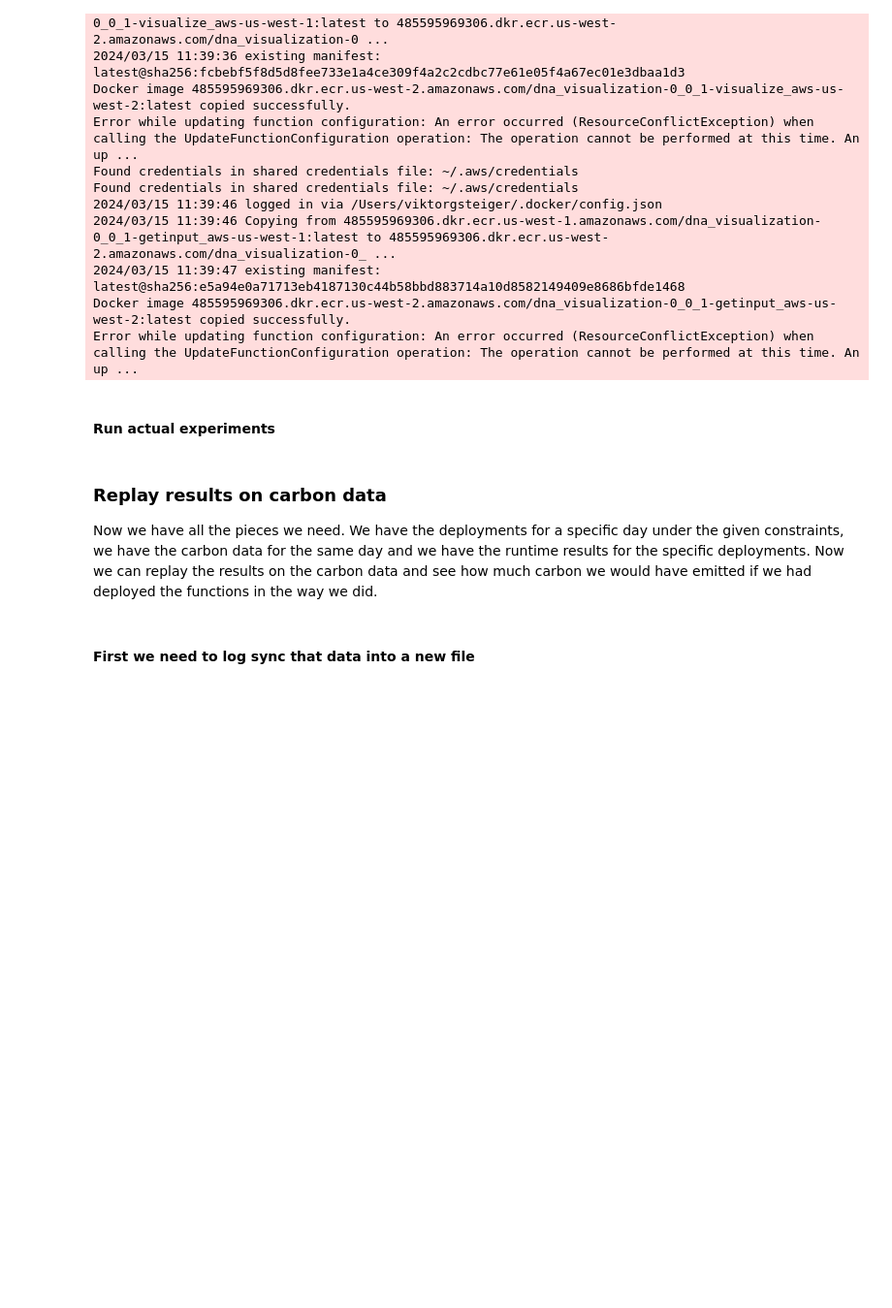
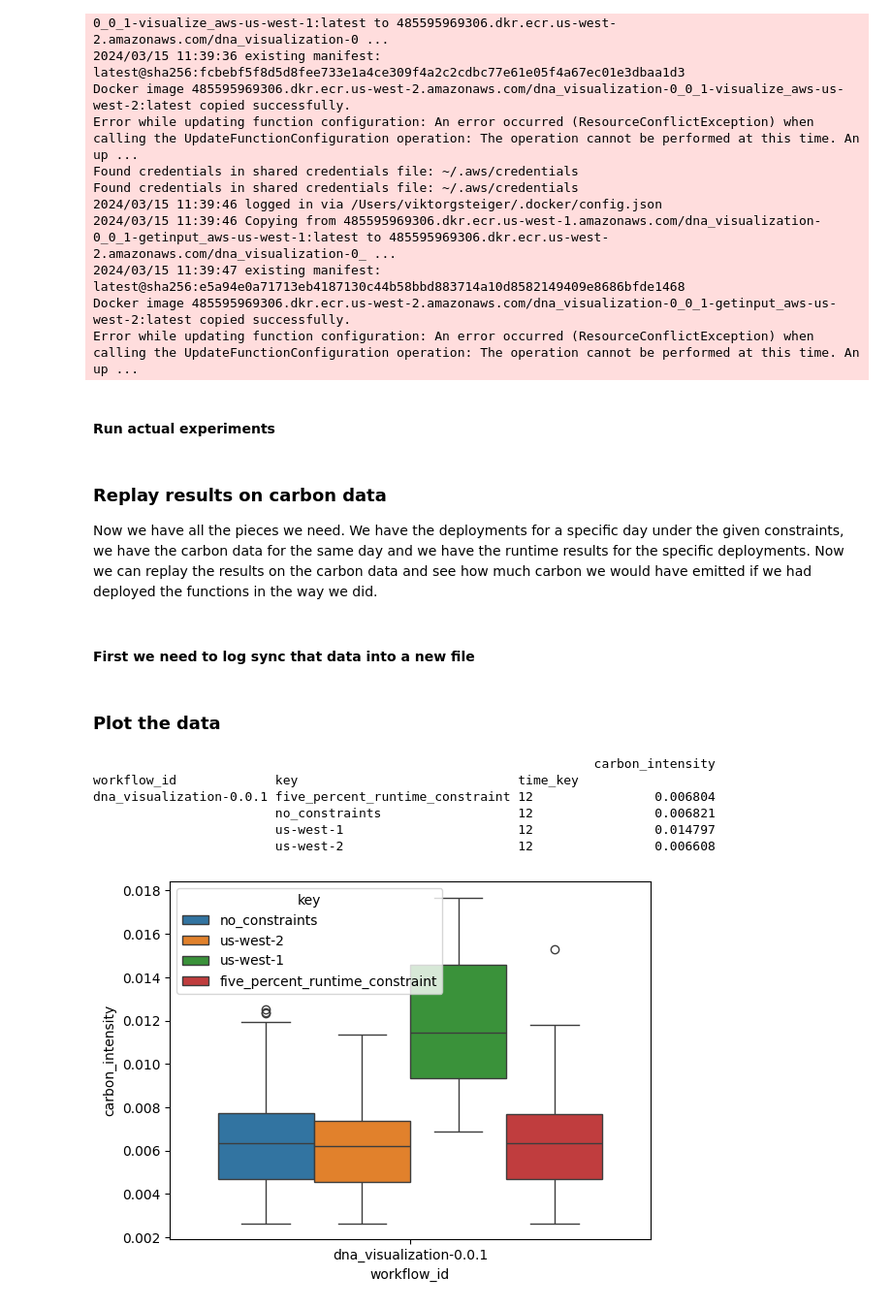
Before and after one commit to ubc-cirrus-lab/caribou, a Jupyter notebook: benchmarks/experiments/carbon_intensity_configs/experiment.ipynb, the cells around one changed output. Shown: that part at 97% size. Cells and saved outputs as stored; diff of their text form; code cells hidden in the pictures; blank space fills up the shorter version.

```diff
--- a/benchmarks/experiments/carbon_intensity_configs/experiment.ipynb
+++ b/benchmarks/experiments/carbon_intensity_configs/experiment.ipynb
@@ -616,3 +618,45 @@ for directory in os.listdir(deployment_result_path):
 # Store the result data points
 with open(f'./data/deployment_results/{workflow_id}/result_data_points.json', 'w') as f:
     json.dump(result_data_points, f, indent=4)
+# %% [markdown]
+### Plot the data
+# %%
+import seaborn as sns
+import matplotlib.pyplot as plt
+import pandas as pd
+
+# Create an empty DataFrame to store all data
+all_data = pd.DataFrame(columns=["workflow_id", "key", "carbon_intensity", "time_key"])
+
+for workflow_id in benchmarks:
+    with open(f'./data/deployment_results/{workflow_id}/result_data_points.json', 'r') as f:
+        result_data_points = json.load(f)
+
+    # For each key in the data, append the data (carbon intensity) for that key to the DataFrame
+    for key, data in result_data_points.items():
+        df = pd.DataFrame({
+            "workflow_id": [workflow_id] * len(data),
+            "key": [key] * len(data),
+            "carbon_intensity": [entry["carbon_intensity"] for entry in data],
+            "time_key": [entry["time_key"] for entry in data]
+        })
+
+        all_data = pd.concat([all_data, df], ignore_index=True)
+
+groouped = all_data.groupby(["workflow_id", "key", "time_key"]).mean()
+
+# Print only where time_key is 0
+
+print(groouped.loc[(slice(None), slice(None), "12"), :])
+
+# Plot all the data in the same plot
+sns.boxplot(x="workflow_id", y="carbon_intensity", hue="key", data=all_data)
+plt.show()
+# %% [output]
+                                                                  carbon_intensity
+workflow_id             key                             time_key
+dna_visualization-0.0.1 five_percent_runtime_constraint 12                0.006804
+                        no_constraints                  12                0.006821
+                        us-west-1                       12                0.014797
+                        us-west-2                       12                0.006608
+[figure, added]
```
Also changed, not shown: parts of 1 cell of this notebook.
